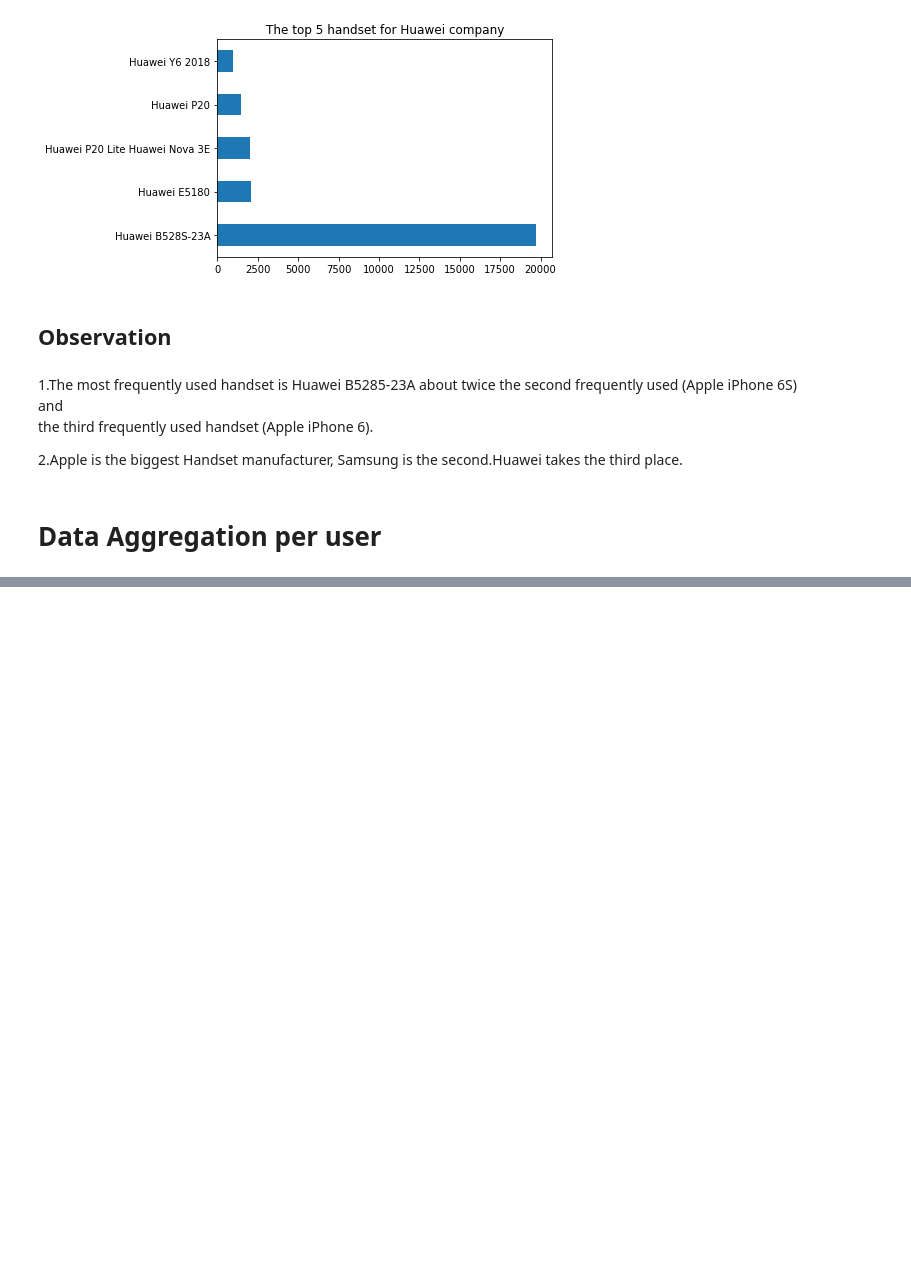
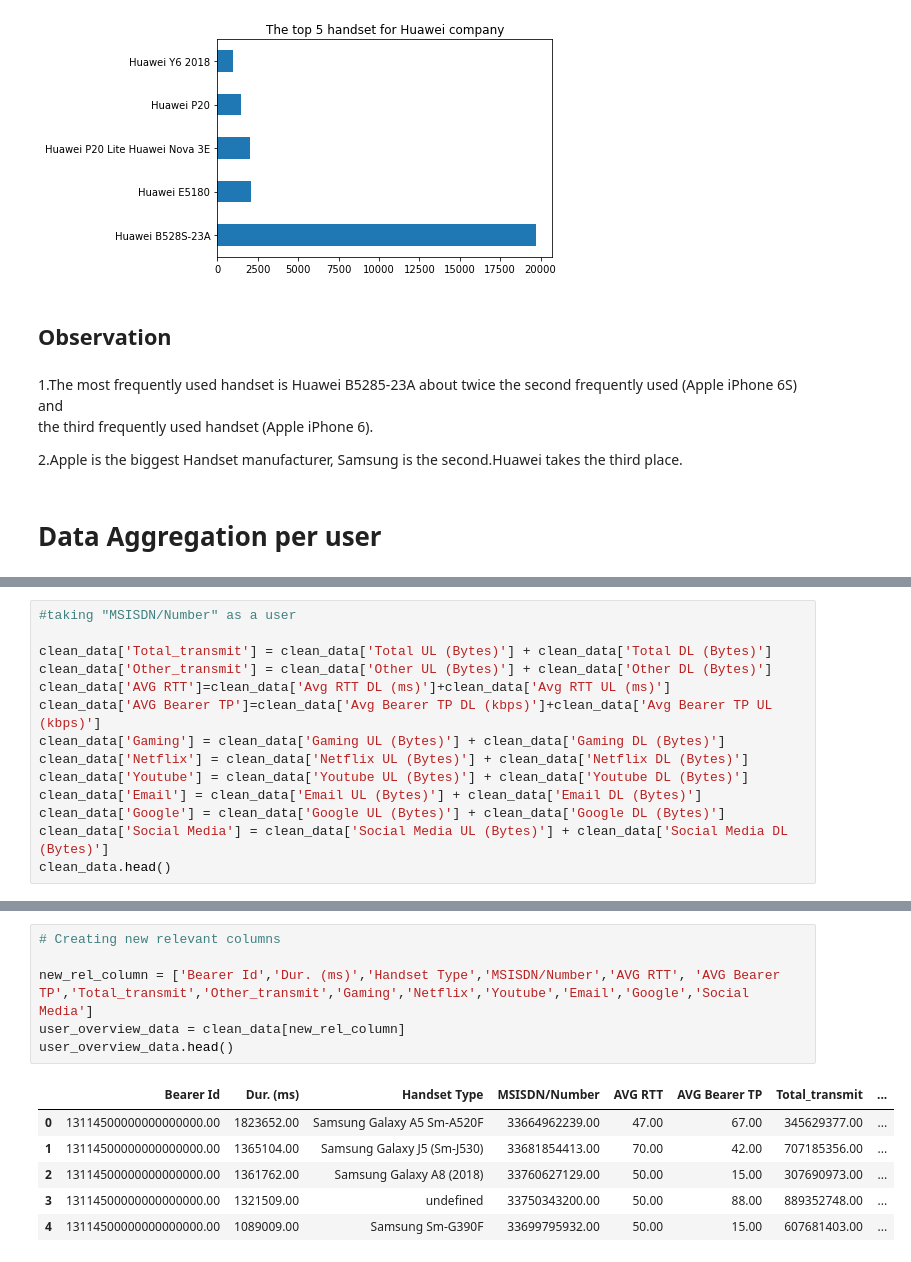
Before and after one commit to dawitasmeroatinafu/DA, a Jupyter notebook: notebooks/User_overview_analysis.ipynb, the cells around one changed output, grey strips where cells are left out. Saved outputs shown, nothing was run; the diff lists cells and outputs as text; blank space fills up the shorter version.

Commit message:
data aggregation

```diff
--- a/notebooks/User_overview_analysis.ipynb
+++ b/notebooks/User_overview_analysis.ipynb
@@ -133,0 +142,14 @@ summery.summ_columns(clean_data)
+# %%
+#taking "MSISDN/Number" as a user
+
+clean_data['Total_transmit'] = clean_data['Total UL (Bytes)'] + clean_data['Total DL (Bytes)']
+clean_data['Other_transmit'] = clean_data['Other UL (Bytes)'] + clean_data['Other DL (Bytes)']
+clean_data['AVG RTT']=clean_data['Avg RTT DL (ms)']+clean_data['Avg RTT UL (ms)']
+clean_data['AVG Bearer TP']=clean_data['Avg Bearer TP DL (kbps)']+clean_data['Avg Bearer TP UL (kbps)']
+clean_data['Gaming'] = clean_data['Gaming UL (Bytes)'] + clean_data['Gaming DL (Bytes)']
+clean_data['Netflix'] = clean_data['Netflix UL (Bytes)'] + clean_data['Netflix DL (Bytes)']
+clean_data['Youtube'] = clean_data['Youtube UL (Bytes)'] + clean_data['Youtube DL (Bytes)']
+clean_data['Email'] = clean_data['Email UL (Bytes)'] + clean_data['Email DL (Bytes)']
+clean_data['Google'] = clean_data['Google UL (Bytes)'] + clean_data['Google DL (Bytes)']
+clean_data['Social Media'] = clean_data['Social Media UL (Bytes)'] + clean_data['Social Media DL (Bytes)']
+clean_data.head()
@@ -133,0 +164,13 @@ summery.summ_columns(clean_data)
+# %%
+# Creating new relevant columns
+
+new_rel_column = ['Bearer Id','Dur. (ms)','Handset Type','MSISDN/Number','AVG RTT', 'AVG Bearer TP','Total_transmit','Other_transmit','Gaming','Netflix','Youtube','Email','Google','Social Media']
+user_overview_data = clean_data[new_rel_column]
+user_overview_data.head()
+# %% [output]
+|  | Bearer Id | Dur. (ms) | Handset Type | MSISDN/Number | AVG RTT | AVG Bearer TP | Total_transmit | ... |
+| 0 | 13114500000000000000.00 | 1823652.00 | Samsung Galaxy A5 Sm-A520F | 33664962239.00 | 47.00 | 67.00 | 345629377.00 | ... |
+| 1 | 13114500000000000000.00 | 1365104.00 | Samsung Galaxy J5 (Sm-J530) | 33681854413.00 | 70.00 | 42.00 | 707185356.00 | ... |
+| 2 | 13114500000000000000.00 | 1361762.00 | Samsung Galaxy A8 (2018) | 33760627129.00 | 50.00 | 15.00 | 307690973.00 | ... |
+| 3 | 13114500000000000000.00 | 1321509.00 | undefined | 33750343200.00 | 50.00 | 88.00 | 889352748.00 | ... |
+| 4 | 13114500000000000000.00 | 1089009.00 | Samsung Sm-G390F | 33699795932.00 | 50.00 | 15.00 | 607681403.00 | ... |
```
Also changed, not shown: parts of 7 cells of this notebook.
